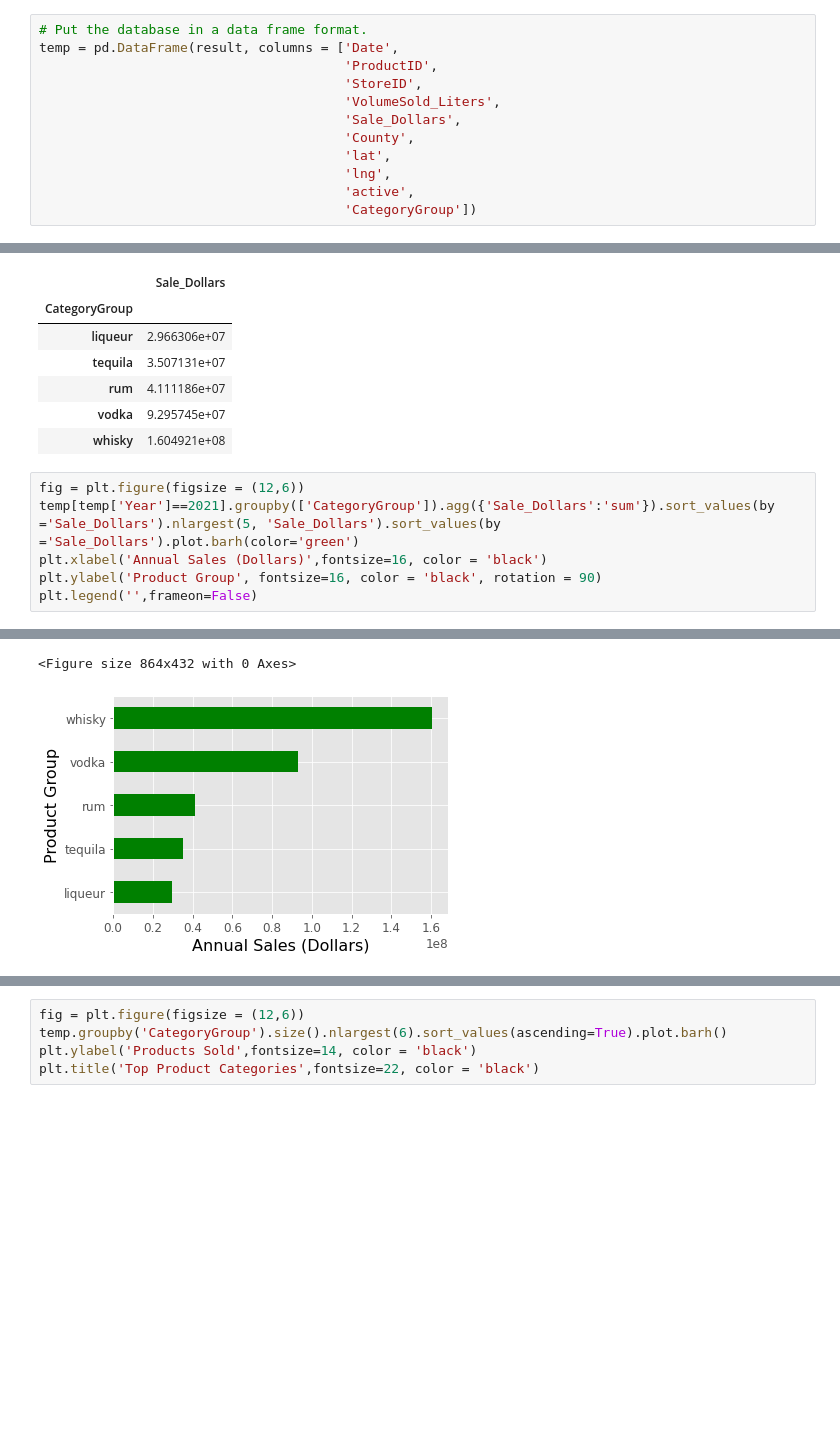
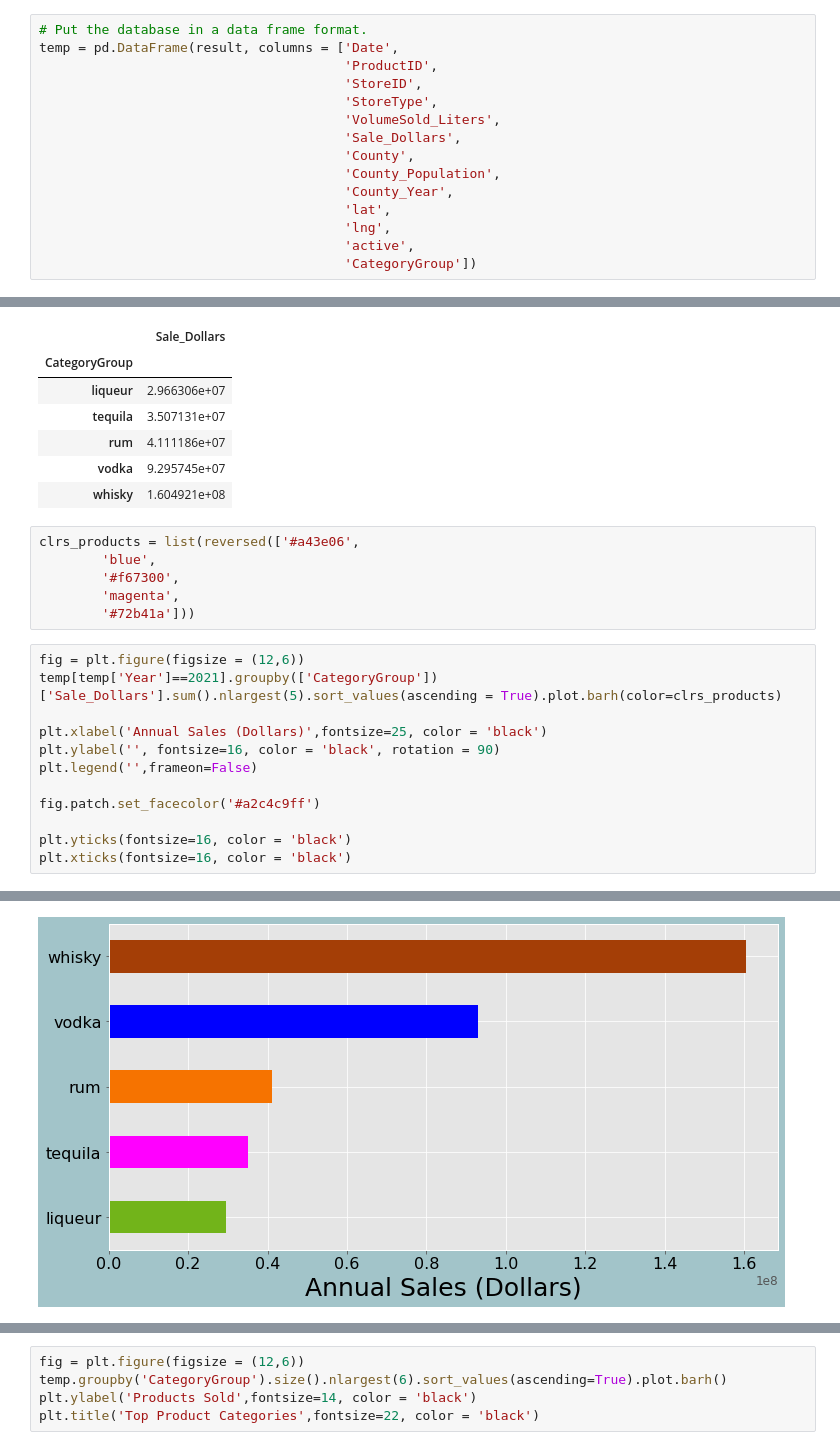
Before and after one commit to flyingcape/Iowa_Liquor_Sales, a Jupyter notebook: LiquorSales_Initial_EDA.ipynb, the cells around one changed output, grey strips where cells are left out. Saved outputs shown, nothing was run; the diff lists cells and outputs as text; blank space fills up the shorter version.

```diff
--- a/LiquorSales_Initial_EDA.ipynb
+++ b/LiquorSales_Initial_EDA.ipynb
@@ -33,9 +35,12 @@ dbconn.close()
 temp = pd.DataFrame(result, columns = ['Date',
                                        'ProductID',
                                        'StoreID',
+                                       'StoreType',
                                        'VolumeSold_Liters',
                                        'Sale_Dollars',
                                        'County',
+                                       'County_Population',
+                                       'County_Year',
                                        'lat',
                                        'lng',
                                        'active',
@@ -163,10 +389,22 @@ temp[temp['Year']==2021].groupby(['CategoryGroup']).agg({'Sale_Dollars':'sum'}).
 | rum | 4.111186e+07 |
 | vodka | 9.295745e+07 |
 | whisky | 1.604921e+08 |
+# %%
+clrs_products = list(reversed(['#a43e06',
+        'blue',
+        '#f67300',
+        'magenta',
+        '#72b41a']))
 # %%
 fig = plt.figure(figsize = (12,6))
-temp[temp['Year']==2021].groupby(['CategoryGroup']).agg({'Sale_Dollars':'sum'}).sort_values(by ='Sale_Dollars').nlargest(5, 'Sale_Dollars').sort_values(by ='Sale_Dollars').plot.barh(color='green')
-plt.xlabel('Annual Sales (Dollars)',fontsize=16, color = 'black')
-plt.ylabel('Product Group', fontsize=16, color = 'black', rotation = 90)
+temp[temp['Year']==2021].groupby(['CategoryGroup'])['Sale_Dollars'].sum().nlargest(5).sort_values(ascending = True).plot.barh(color=clrs_products)
+
+plt.xlabel('Annual Sales (Dollars)',fontsize=25, color = 'black')
+plt.ylabel('', fontsize=16, color = 'black', rotation = 90)
 plt.legend('',frameon=False)
+
+fig.patch.set_facecolor('#a2c4c9ff')
+
+plt.yticks(fontsize=16, color = 'black')
+plt.xticks(fontsize=16, color = 'black')
 # %% [output]
@@ -174,2 +423 @@ plt.legend('',frameon=False)
-<Figure size 864x432 with 0 Axes>
-[figure, old version]
+[figure, new version]
```
Also changed, not shown: parts of 48 cells of this notebook, 5 other files.
